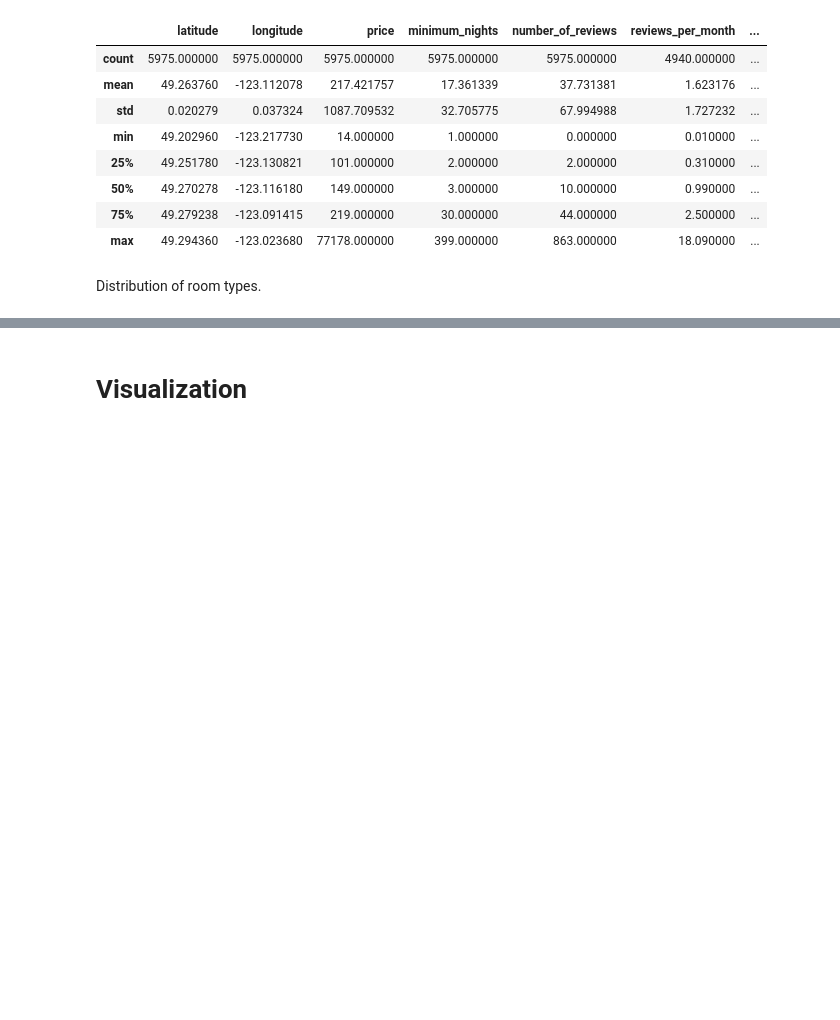
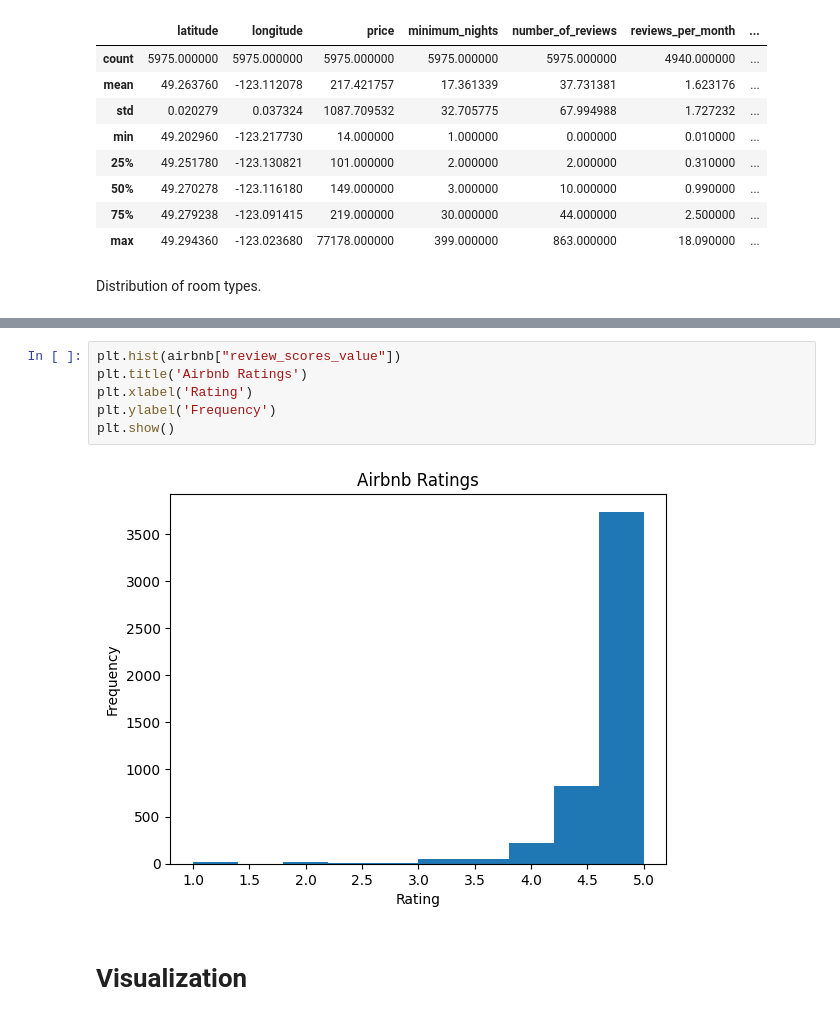
Before and after one commit to reidgendron/airbnb-analysis, a Jupyter notebook: analysis.ipynb, the cells around one changed output, grey strips where cells are left out. Drawn from its saved outputs; the diff is of its cells as text; blank space fills up the shorter version.

```diff
--- a/analysis.ipynb
+++ b/analysis.ipynb
@@ -69,3 +93,11 @@ Name: id, dtype: int64
+# %%
+plt.hist(airbnb["review_scores_value"])
+plt.title('Airbnb Ratings')
+plt.xlabel('Rating')
+plt.ylabel('Frequency')
+plt.show()
+# %% [output]
+[figure, added]
 # %% [markdown]
 # Visualization
 # %% [markdown]
```
Also changed, not shown: parts of 3 cells of this notebook.
